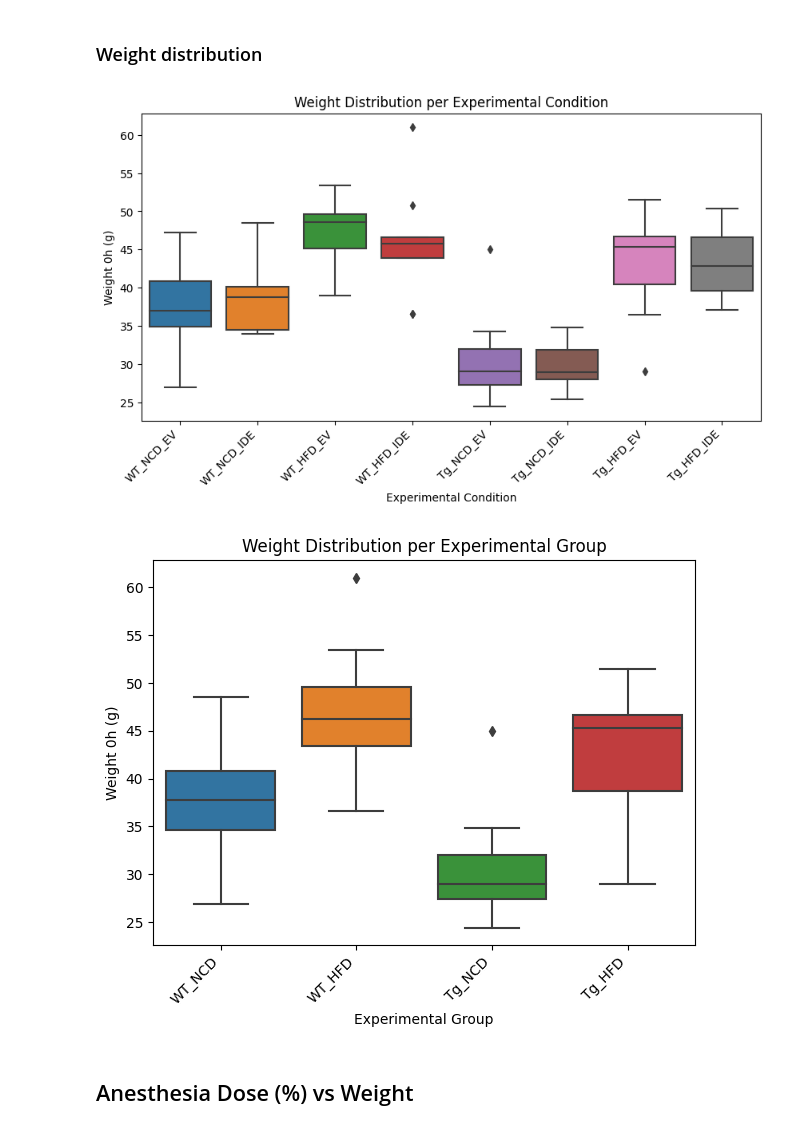
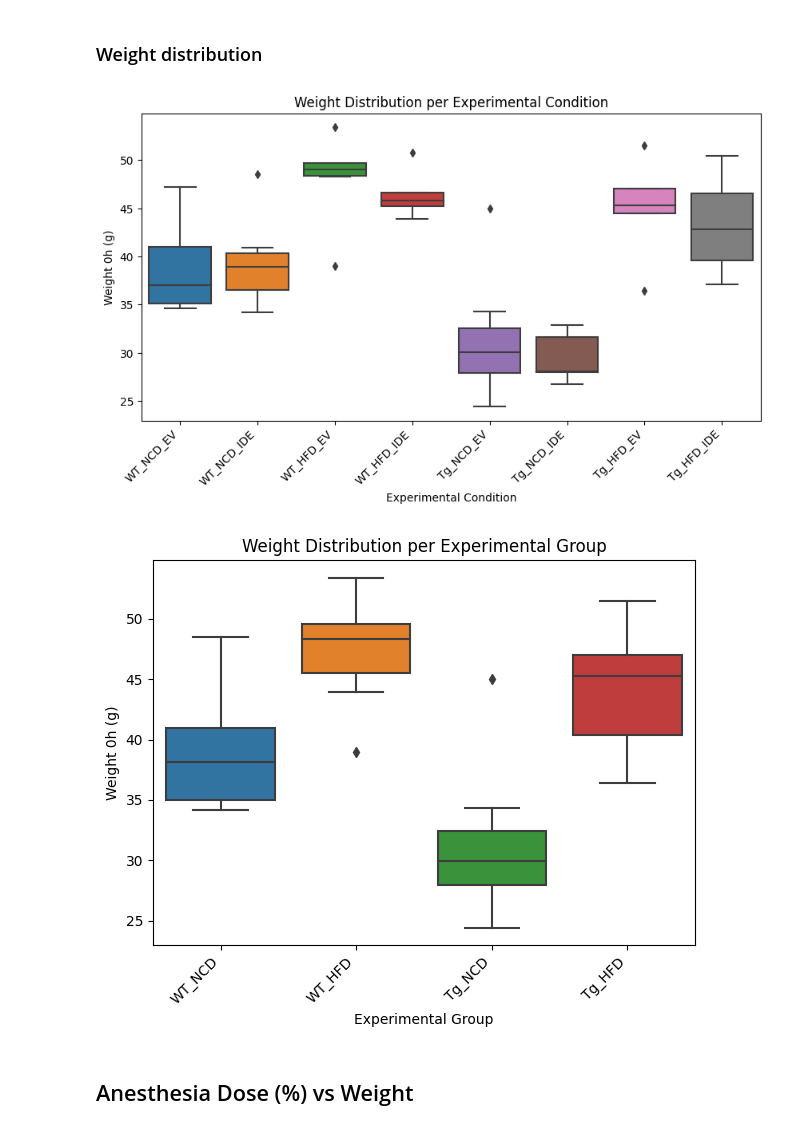
Before and after one commit to luis-ma-sousa/OptiDose, a Jupyter notebook: OptiDose.ipynb, the cells around one changed output. Cells and saved outputs as stored; diff of their text form; code cells hidden in the pictures.

```diff
--- a/OptiDose.ipynb
+++ b/OptiDose.ipynb
@@ -385,25 +385,25 @@ Tg HFD: 11 animals
 # %%
 # Step 3: Plot weight per Experimental Condition
 plt.figure(figsize=(10, 5))
-sns.boxplot(x='Experimental Condition', y='Weight 0h', data=df, order=desired_order, palette='tab10')
+sns.boxplot(x='Experimental Condition', y='Weight 0h', data=df_filtered, order=desired_order, palette='tab10')
 plt.xticks(rotation=45, ha='right')
 plt.xlabel('Experimental Condition')
 plt.ylabel('Weight 0h (g)')
 plt.title('Weight Distribution per Experimental Condition')
 plt.show()
 # %% [output]
-[figure, old version]
+[figure, new version]
 # %%
 # Step 3: Plot weight per Experimental Condition
 plt.figure(figsize=(7, 5))
-sns.boxplot(x='Experimental Group', y='Weight 0h', data=df, order=desired_order_group, palette='tab10')
+sns.boxplot(x='Experimental Group', y='Weight 0h', data=df_filtered, order=desired_order_group, palette='tab10')
 plt.xticks(rotation=45, ha='right')
 plt.xlabel('Experimental Group')
 plt.ylabel('Weight 0h (g)')
 plt.title('Weight Distribution per Experimental Group')
 plt.show()
 # %% [output]
-[figure, old version]
+[figure, new version]
 # %% [markdown]
 ## Anesthesia Dose (%) vs Weight
 # %%
```
Also changed, not shown: parts of 12 cells of this notebook.
